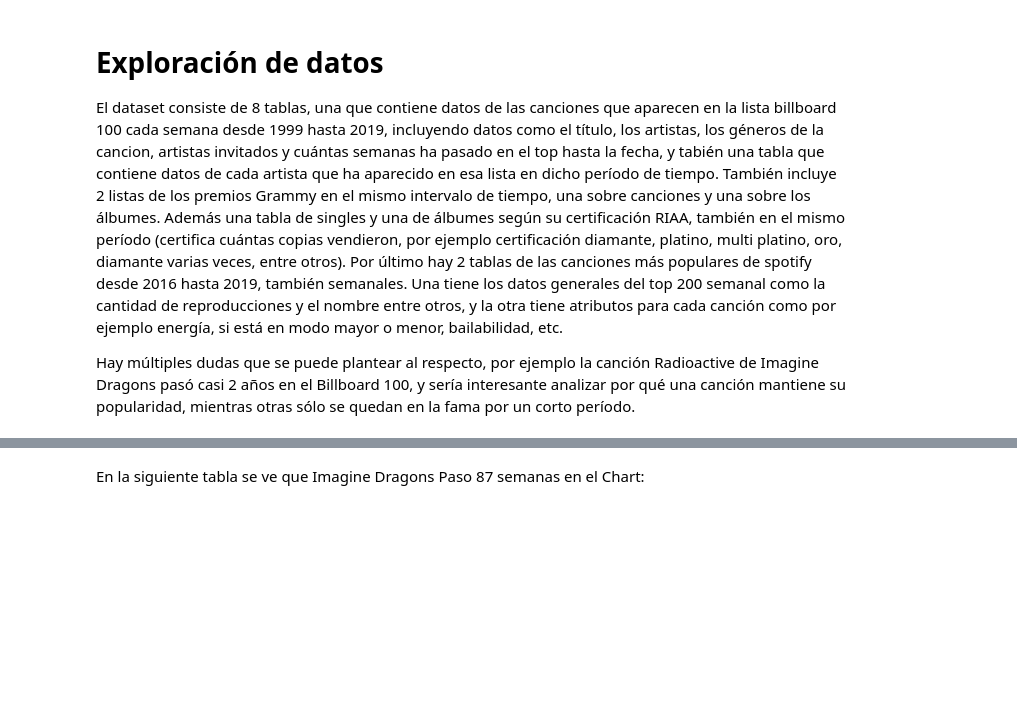
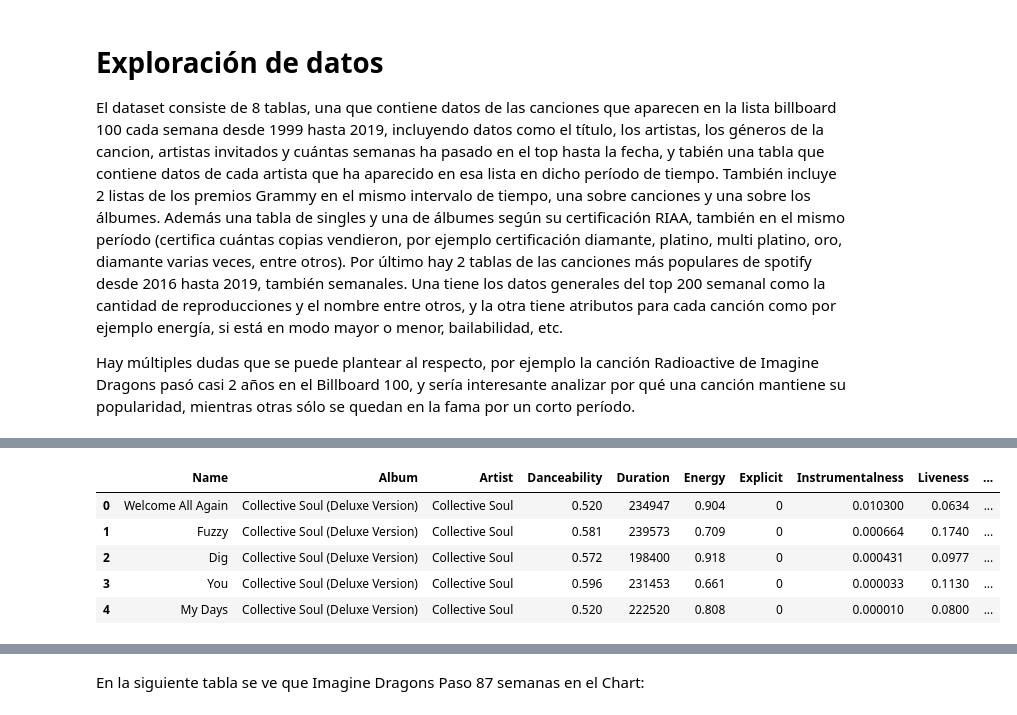
Before and after one commit to Litr0/Proyecto-Mineria, a Jupyter notebook: Hito1.ipynb, the cells around one changed output, grey strips where cells are left out. Drawn from its saved outputs; the diff is of its cells as text; code cells hidden in the pictures; blank space fills up the shorter version.

```diff
--- a/Hito1.ipynb
+++ b/Hito1.ipynb
@@ -36,3 +54,24 @@ billboardHot100 = pd.read_csv('data/billboardHot100_1999-2019.csv')
+# %%
+#Se mezclan las mediciones cuantitativas asociadas a sus respectivos artistas para cada cancion y album
+attr1 = songAttributes.merge(artistDf.loc[:,['Artist', 'Genres']],
+                            on = ['Artist'],
+                            how = 'inner',
+                            indicator=False)
+attr1 = attr1.drop(labels =['Unnamed: 0'], axis=1)
+
+idx=attr1.columns.get_loc("Name")
+columns = attr1.columns.to_list()[idx:idx+1] + attr1.columns.to_list()[1: idx] + attr1.columns.to_list()[0:1] + attr1.columns.to_list()[idx+1:] #webeo para cambiar el orden de columnas
+attr1 = attr1[columns] #cambiado :D
+
+attr1.Explicit = attr1.Explicit.replace({True:1, False: 0})
+attr1.head()
+# %% [output]
+|  | Name | Album | Artist | Danceability | Duration | Energy | Explicit | Instrumentalness | Liveness | ... |
+| 0 | Welcome All Again | Collective Soul (Deluxe Version) | Collective Soul | 0.520 | 234947 | 0.904 | 0 | 0.010300 | 0.0634 | ... |
+| 1 | Fuzzy | Collective Soul (Deluxe Version) | Collective Soul | 0.581 | 239573 | 0.709 | 0 | 0.000664 | 0.1740 | ... |
+| 2 | Dig | Collective Soul (Deluxe Version) | Collective Soul | 0.572 | 198400 | 0.918 | 0 | 0.000431 | 0.0977 | ... |
+| 3 | You | Collective Soul (Deluxe Version) | Collective Soul | 0.596 | 231453 | 0.661 | 0 | 0.000033 | 0.1130 | ... |
+| 4 | My Days | Collective Soul (Deluxe Version) | Collective Soul | 0.520 | 222520 | 0.808 | 0 | 0.000010 | 0.0800 | ... |
 # %%
 #limpiar datos GrammySongs
 grammySongs['Artist'] = grammySongs['Artist'].str.replace("&", ",")
```
Also changed, not shown: parts of 4 cells of this notebook.
